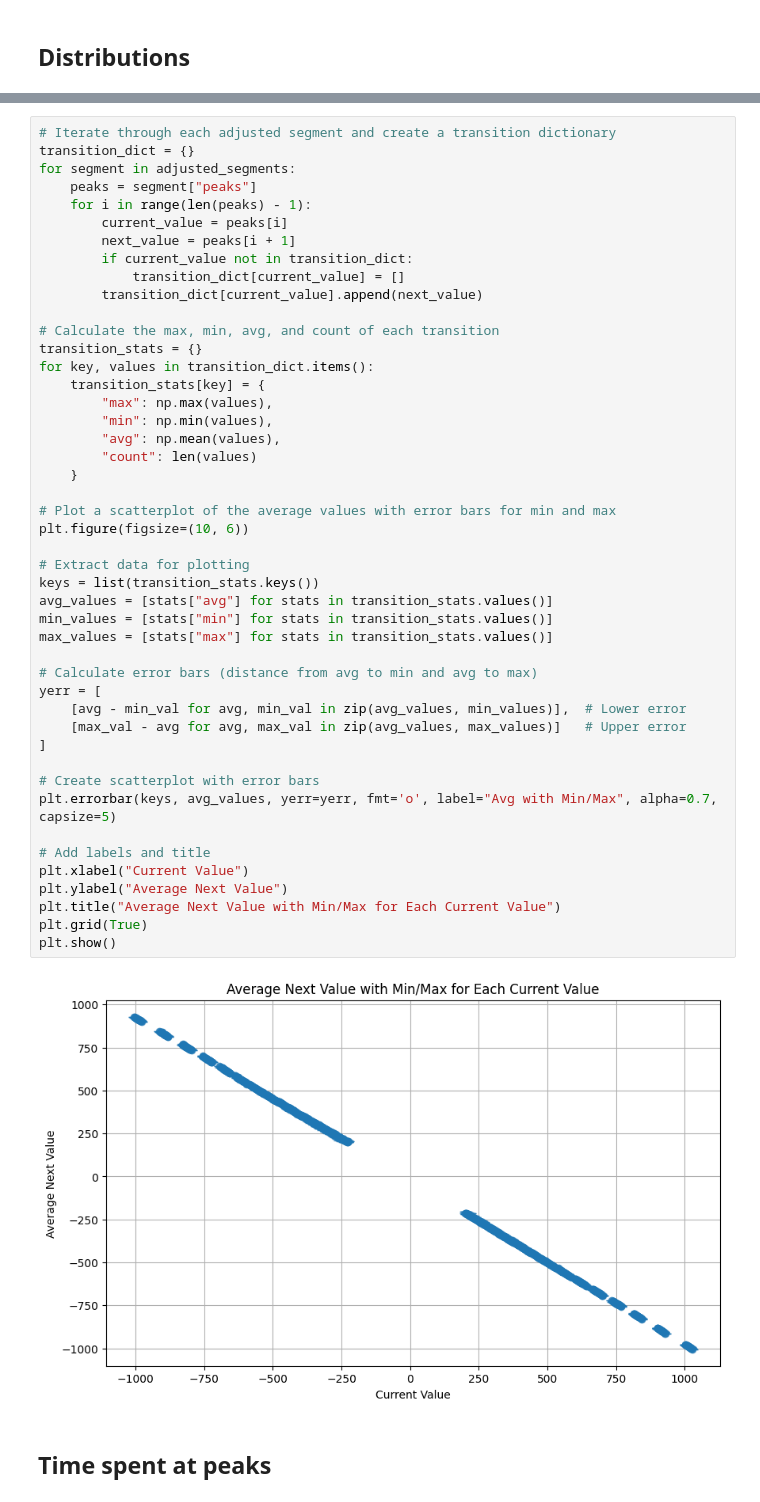
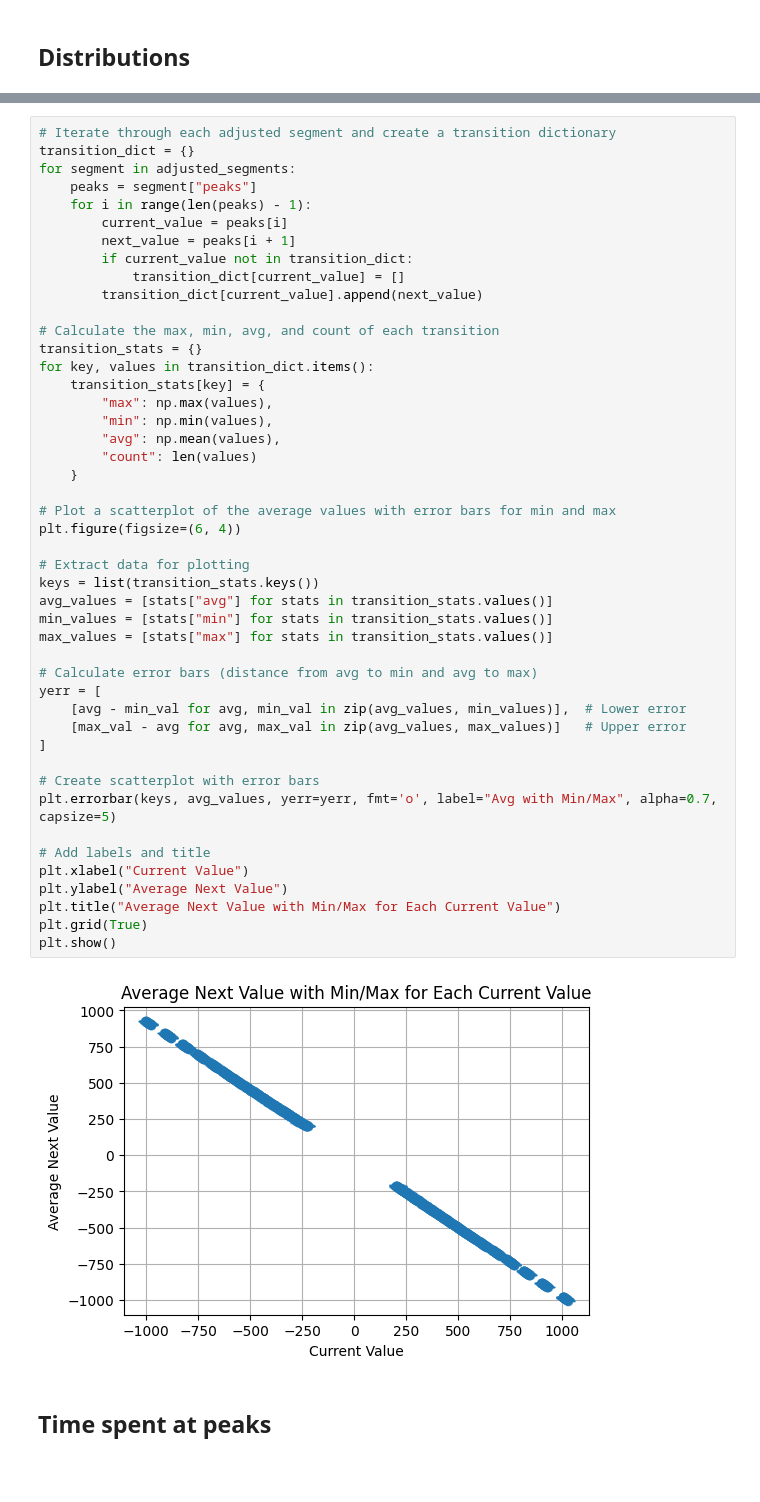
Before and after one commit to JohnAllanE/pendulum-nn, a Jupyter notebook: EDA.ipynb, the cells around one changed output, grey strips where cells are left out. Cells and saved outputs as stored; diff of their text form; blank space fills up the shorter version.

```diff
--- a/EDA.ipynb
+++ b/EDA.ipynb
@@ -96,35 +96,35 @@ for key, values in transition_dict.items():
         "max": np.max(values),
         "min": np.min(values),
         "avg": np.mean(values),
         "count": len(values)
     }
 
 # Plot a scatterplot of the average values with error bars for min and max
-plt.figure(figsize=(10, 6))
+plt.figure(figsize=(6, 4))
 
 # Extract data for plotting
 keys = list(transition_stats.keys())
 avg_values = [stats["avg"] for stats in transition_stats.values()]
 min_values = [stats["min"] for stats in transition_stats.values()]
 max_values = [stats["max"] for stats in transition_stats.values()]
 
 # Calculate error bars (distance from avg to min and avg to max)
 yerr = [
     [avg - min_val for avg, min_val in zip(avg_values, min_values)],  # Lower error
     [max_val - avg for avg, max_val in zip(avg_values, max_values)]   # Upper error
 ]
 
 # Create scatterplot with error bars
 plt.errorbar(keys, avg_values, yerr=yerr, fmt='o', label="Avg with Min/Max", alpha=0.7, capsize=5)
 
 # Add labels and title
 plt.xlabel("Current Value")
 plt.ylabel("Average Next Value")
 plt.title("Average Next Value with Min/Max for Each Current Value")
 plt.grid(True)
 plt.show()
 # %% [output]
-[figure, old version]
+[figure, new version]
 # %% [markdown]
 ## Time spent at peaks
 # %%
```
Also changed, not shown: parts of 5 cells of this notebook.
